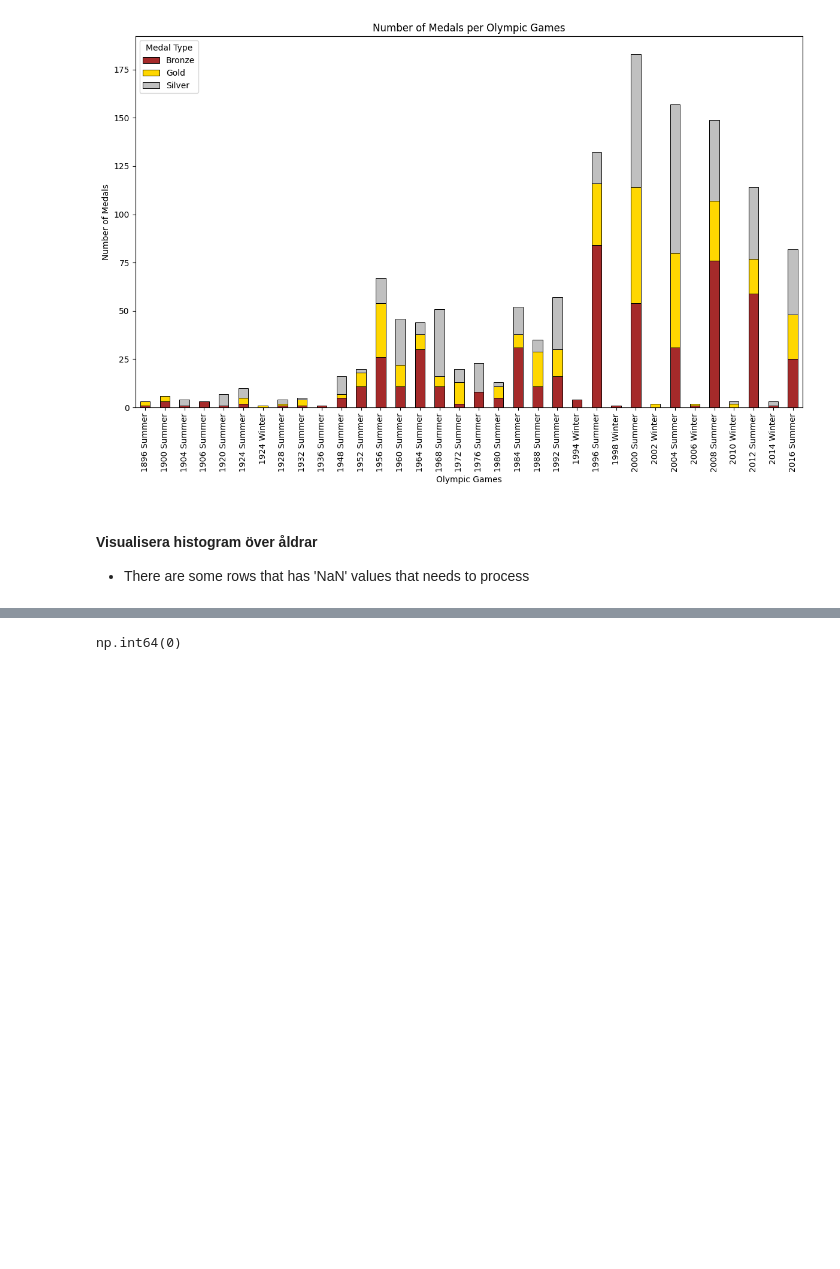
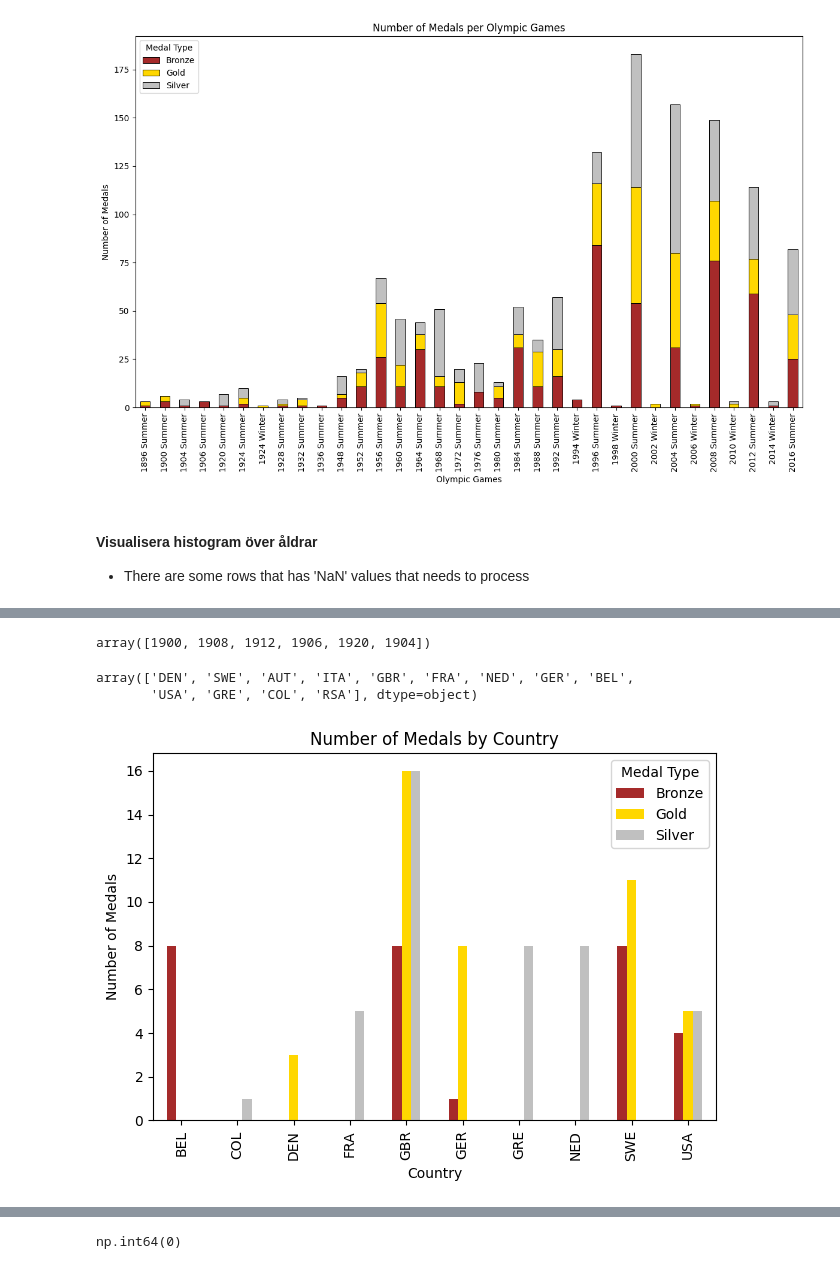
Before and after one commit to HexHungryAda/project-os, a Jupyter notebook: task1-2.ipynb, the cells around one changed output, grey strips where cells are left out. Saved outputs shown, nothing was run; the diff lists cells and outputs as text; code cells hidden in the pictures; blank space fills up the shorter version.

```diff
--- a/task1.ipynb
+++ b/task1-2.ipynb
@@ -191,0 +218,27 @@ processed_aus_data = aus_data.dropna(subset=["Age"])
+# %%
+# What years was this sport in the Olympics?
+sport_1["Year"].unique()
+# %% [output]
+array([1900, 1908, 1912, 1906, 1920, 1904])
+# %%
+# What countries have participated?
+sport_1["NOC"].unique()
+# %% [output]
+array(['DEN', 'SWE', 'AUT', 'ITA', 'GBR', 'FRA', 'NED', 'GER', 'BEL',
+       'USA', 'GRE', 'COL', 'RSA'], dtype=object)
+# %%
+# Bar chart of all medals by country. Need some fixing, title etc
+medals = sport_1.groupby(["NOC", "Medal"]).size().reset_index(name="Count")
+
+medals_final = medals.pivot(index="NOC", columns="Medal", values="Count").fillna(0)
+
+medals_final.plot(kind="bar", color=["brown", "gold", "silver"])
+
+plt.title("Number of Medals by Country")
+plt.xlabel("Country")
+plt.ylabel("Number of Medals")
+plt.legend(title="Medal Type")
+plt.tight_layout()
+plt.show()
+# %% [output]
+[figure, added]
```
Also changed, not shown: parts of 22 cells of this notebook, 1 other file.
